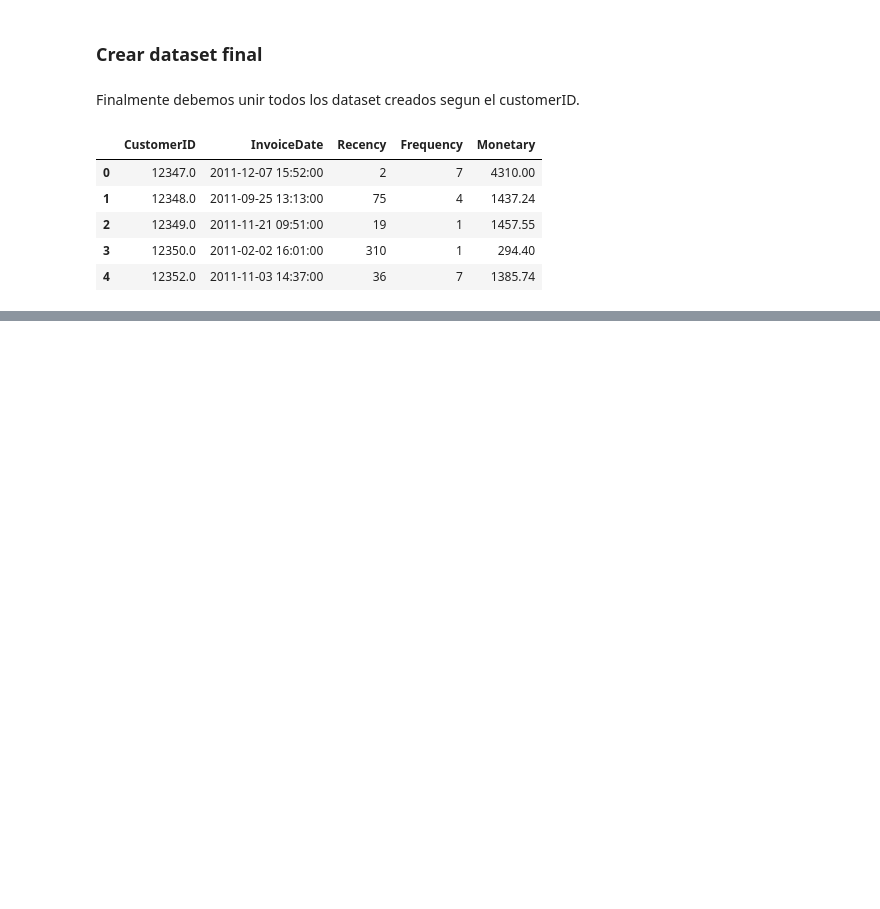
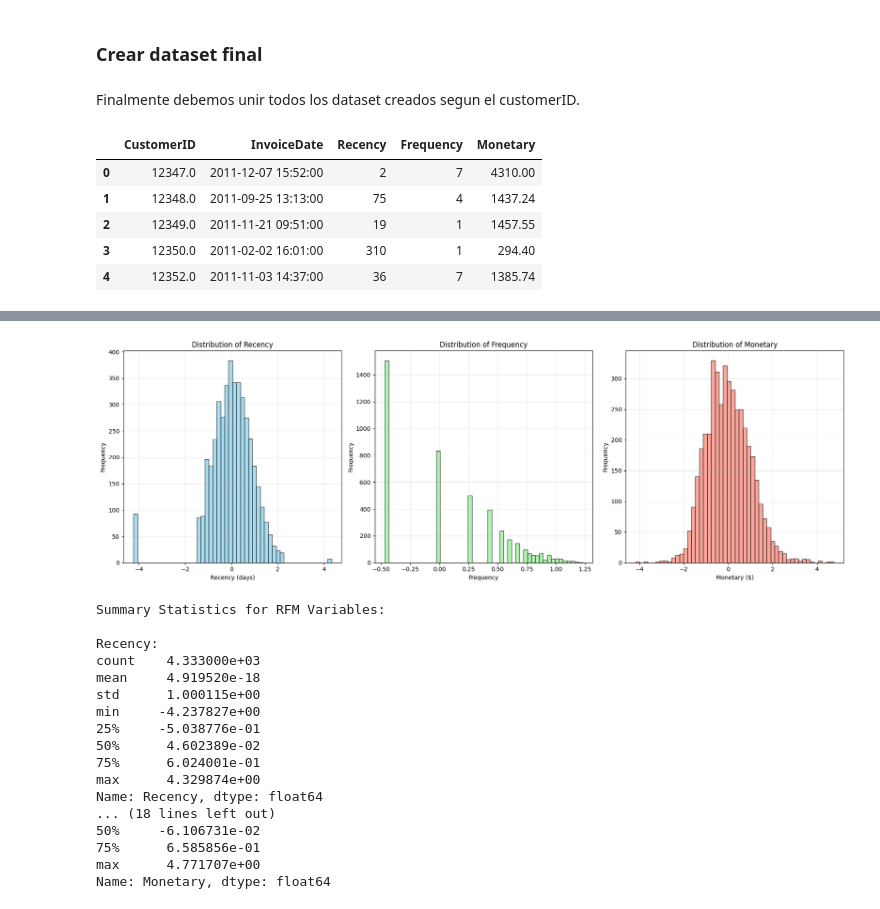
Before and after one commit to PulidoLuciano/RetailClustering, a Jupyter notebook: RetailClustering/notebooks/raw_visualization.ipynb, the cells around one changed output, grey strips where cells are left out. Cells and saved outputs as stored; diff of their text form; code cells hidden in the pictures; blank space fills up the shorter version.

```diff
--- a/RetailClustering/notebooks/raw_visualization.ipynb
+++ b/RetailClustering/notebooks/raw_visualization.ipynb
@@ -545,0 +782,30 @@ rfm_df.head()
+# %%
+transformations_dict = apply_transformations(clients_df[['Frequency']])
+clients_df['Frequency'] = transformations_dict['Power-Robust']
+
+transformations_dict = apply_transformations(clients_df[['Recency']])
+clients_df['Recency'] = transformations_dict['Quantile-Standard']
+
+transformations_dict = apply_transformations(clients_df[['Monetary']])
+clients_df['Monetary'] = transformations_dict['Log-Standard']
+
+plot_rfm_distributions(clients_df, describe=True)
+# %% [output]
+[figure, added]
+Summary Statistics for RFM Variables:
+
+Recency:
+count    4.333000e+03
+mean     4.919520e-18
+std      1.000115e+00
+min     -4.237827e+00
+25%     -5.038776e-01
+50%      4.602389e-02
+75%      6.024001e-01
+max      4.329874e+00
+Name: Recency, dtype: float64
+... (18 lines left out)
+50%     -6.106731e-02
+75%      6.585856e-01
+max      4.771707e+00
+Name: Monetary, dtype: float64
```
Also changed, not shown: parts of 28 cells of this notebook.
